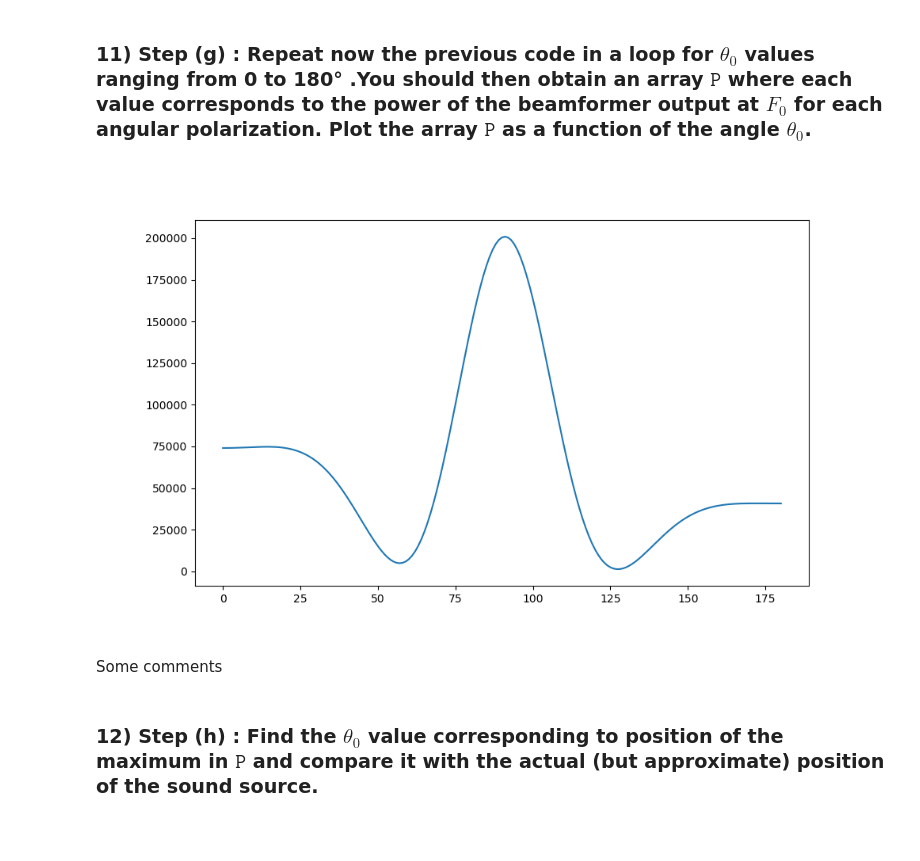
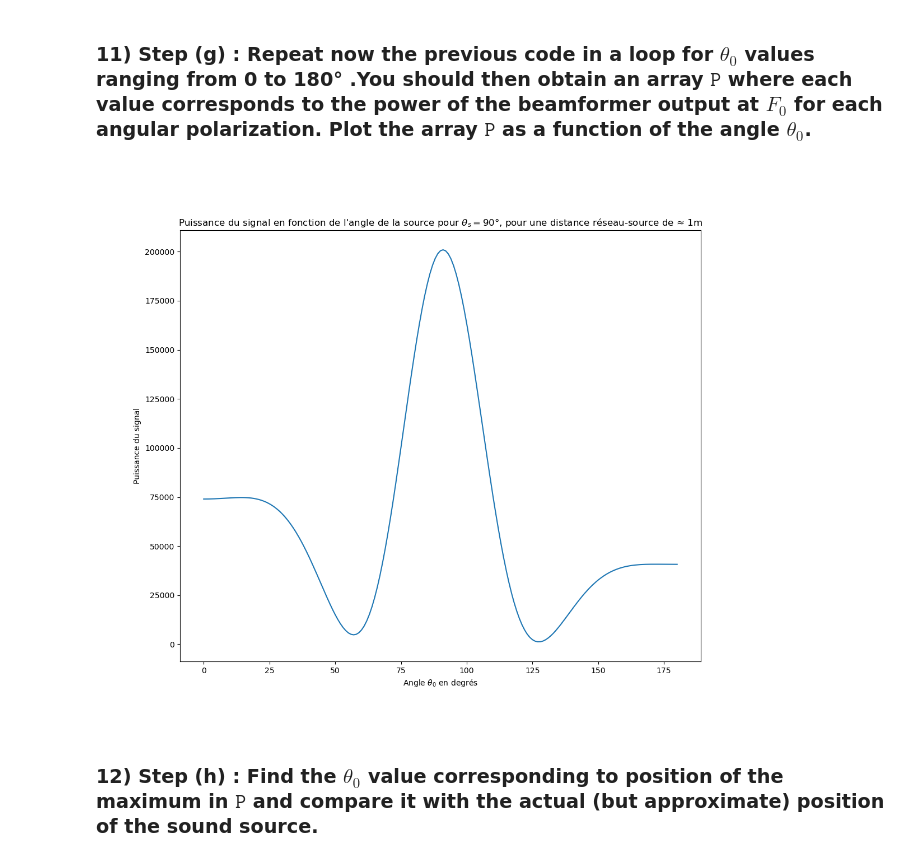
Before and after one commit to quentinRolld/Beamformer, a Jupyter notebook: TP2_etu_Final.ipynb, the cells around one changed output. Drawn from its saved outputs; the diff is of its cells as text; code cells hidden in the pictures; blank space fills up the shorter version.

Commit message:
Commentaire 2.1 et 2.2

```diff
--- a/TP2_etu_Final.ipynb
+++ b/TP2_etu_Final.ipynb
@@ -220,23 +242,24 @@ Some comments
 # %%
 P_buffer=[]
 plt.clf()
 for l in range(0,181,1):
     S=[]
     for k in range(N):
         wmic = beam_filter(antenne, freq_imp, theta0=l, mic_nb=k)
         Mk=M[k]
         S.append(Mk*wmic)
     Y = np.sum(S)
     P = np.abs(Y)**2
     P_buffer.append(P)
 
 vect_P = np.linspace(0, 180, 181)
 plt.plot(vect_P, P_buffer)
+plt.xlabel('Angle $\\theta_0$ en degrés')
+plt.ylabel('Puissance du signal')
+plt.title('Puissance du signal en fonction de l\'angle de la source pour $\\theta_s = 90°$, pour une distance réseau-source de ≈ 1m')
 plt.show()
 # %% [output]
-[figure, old version]
+[figure, new version]
-# %% [markdown]
-Some comments
 # %% [markdown]
 ### 12) Step (h) : Find the $\theta_0$ value corresponding to position of the maximum in $\texttt{P}$ and compare it with the actual (but approximate) position of the sound source.
 # %%
```
Also changed, not shown: parts of 22 cells of this notebook.
